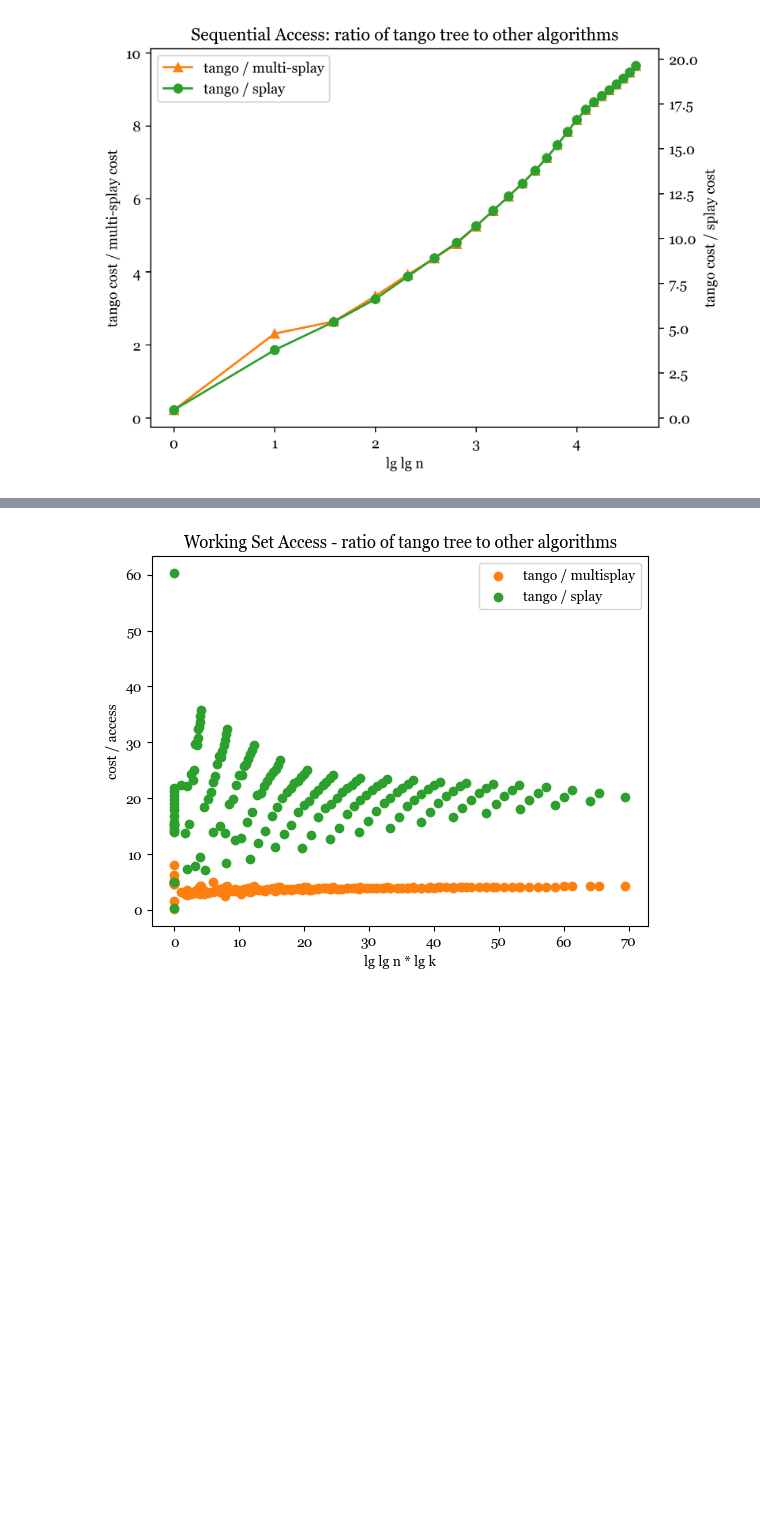
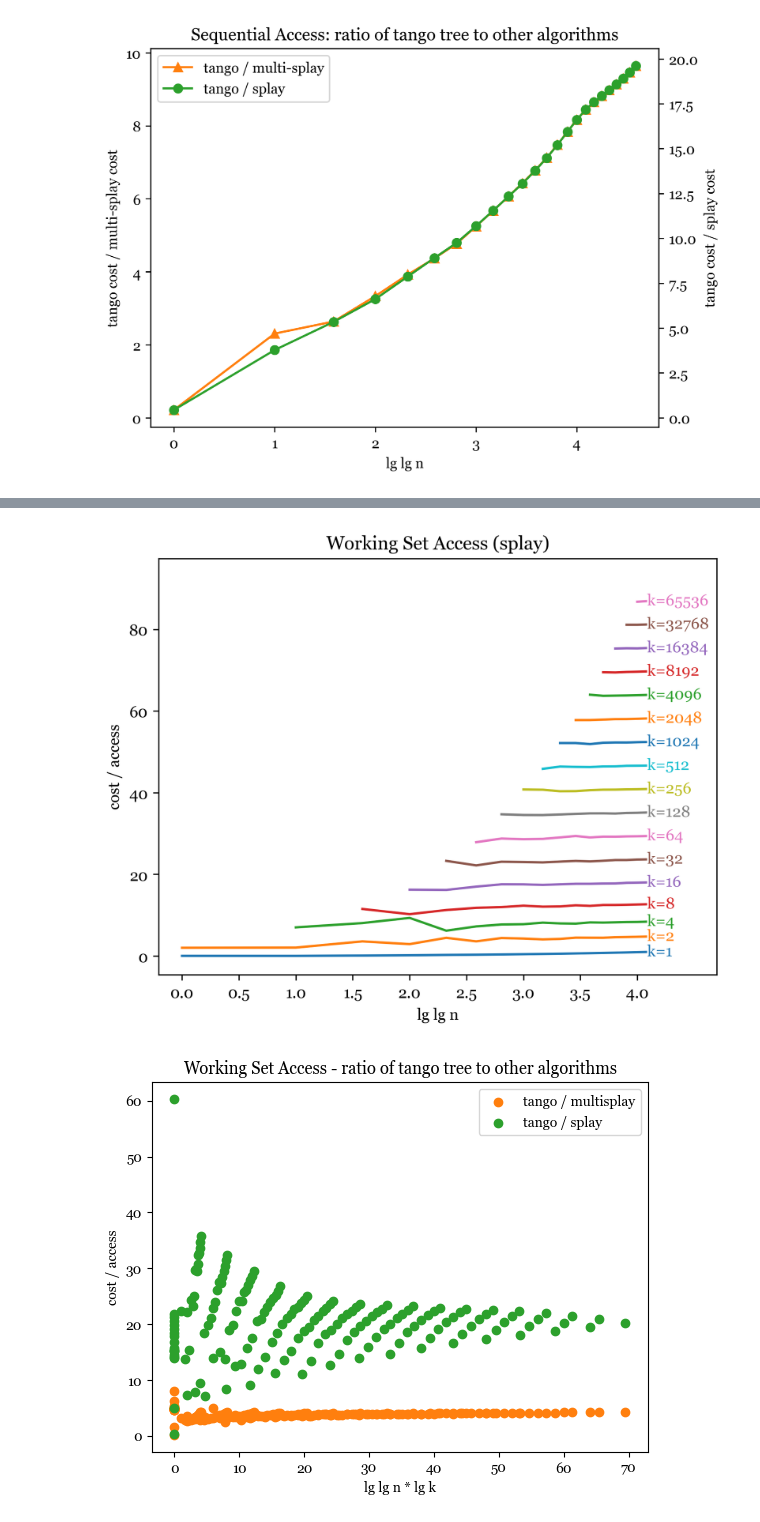
Before and after one commit to adhami3310/tango, a Jupyter notebook: analysis.ipynb, the cells around one changed output, grey strips where cells are left out. Cells and saved outputs as stored; diff of their text form; code cells hidden in the pictures; blank space fills up the shorter version.

```diff
--- a/analysis.ipynb
+++ b/analysis.ipynb
@@ -2457,3 +2458,30 @@ plt.show()
+# %%
+from labellines import labelLine, labelLines
+fig, ax = plt.subplots(dpi=300)
+# plt.figure(dpi=300)
+for y_val in sorted(list(set(cur_y))):
+    ax.plot( np.log2(np.log2(cur_x[cur_y==y_val])), cur_z[cur_y==y_val], label=f"k={y_val}")
+# plt.legend()
+ax.set_title(f'Working Set Access ({current_set})')
+ax.set_xlabel('lg lg n')
+ax.set_ylabel('cost / access')
+# plt.xscale('log')
+# print(*ax.get_lines())
+lines=ax.get_lines()[:-1]
+labelLines(
+    lines,
+    # xvals=[l.get_xdata()[0] + 0.01 if l.get_label()!='k=2' else l.get_xdata()[0]+0.5 for l in lines],
+    xvals=[l.get_xdata()[-1] for l in lines],
+    align=False,
+    horizontalalignment="left",
+    outline_width=2
+)
+ax.set_xlim(right=4.7)
+ax.set_xticks(np.arange(0, 4.5, step=0.5))
+
+fig.show()
+# %% [output]
+[figure, added]
 # %%
 tango_x, tango_y, tango_z, _, _, _ = process_ws_data('Tango')
 multisplay_x, multisplay_y, multisplay_z, _, _, _ = process_ws_data('Multisplay')
```
Also changed, not shown: parts of 7 cells of this notebook, 13 other files.
